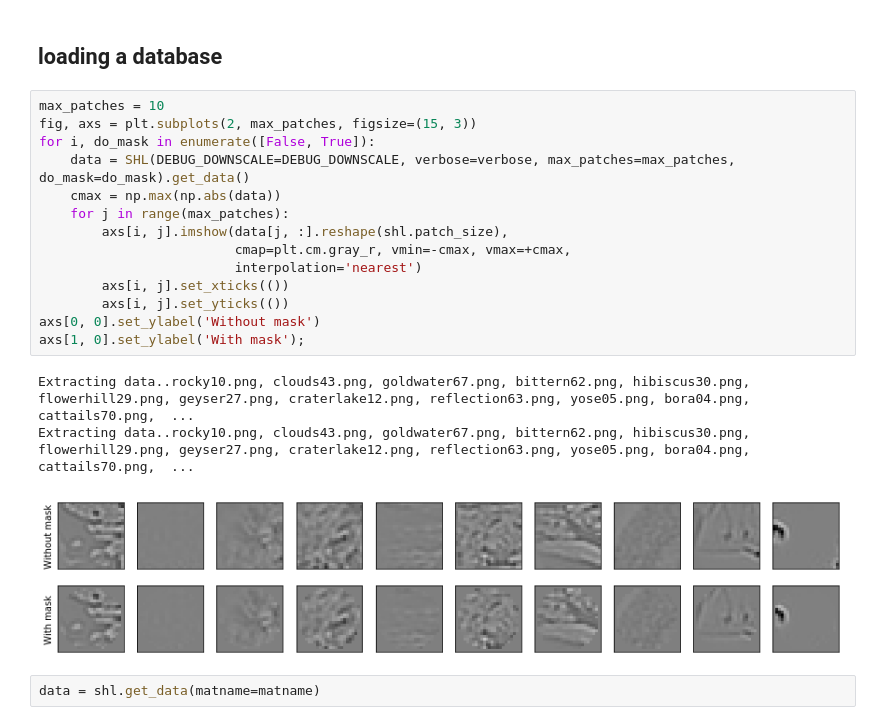
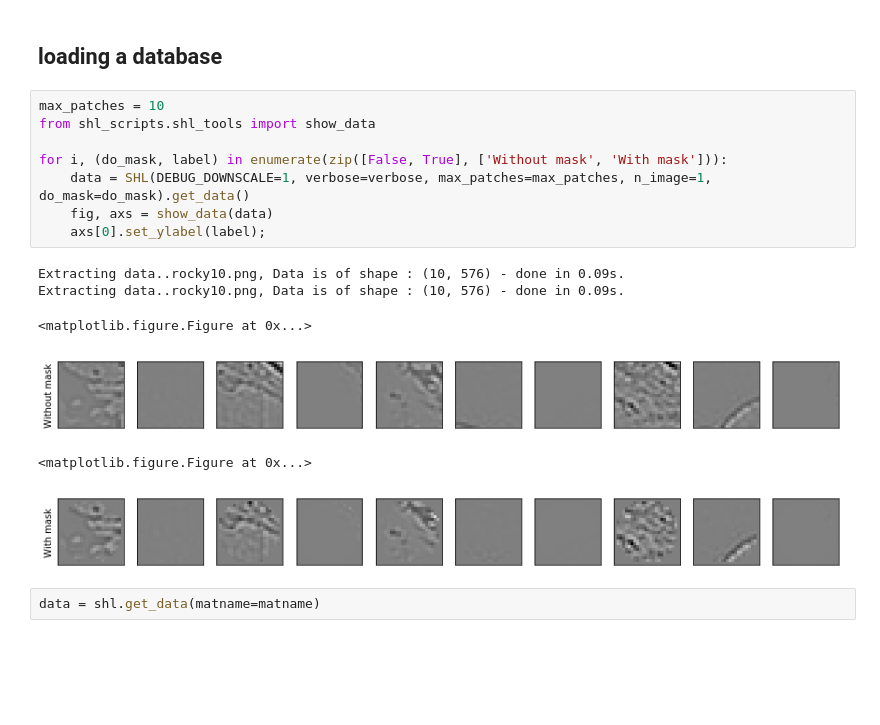
Before and after one commit to bicv/SparseHebbianLearning, a Jupyter notebook: probe/using the tools.ipynb, the cells around one changed output. Drawn from its saved outputs; the diff is of its cells as text; blank space fills up the shorter version.

Commit message:
function to show data

```diff
--- a/probe/using the tools.ipynb
+++ b/probe/using the tools.ipynb
@@ -40,24 +40,21 @@ class SHL(builtins.object)
 # %% [markdown]
 
 ## loading a database
-# %%
-max_patches = 10
-fig, axs = plt.subplots(2, max_patches, figsize=(15, 3))
-for i, do_mask in enumerate([False, True]):
-    data = SHL(DEBUG_DOWNSCALE=DEBUG_DOWNSCALE, verbose=verbose, max_patches=max_patches, do_mask=do_mask).get_data()
-    cmax = np.max(np.abs(data))
-    for j in range(max_patches):
-        axs[i, j].imshow(data[j, :].reshape(shl.patch_size),
-                         cmap=plt.cm.gray_r, vmin=-cmax, vmax=+cmax,
-                         interpolation='nearest')
-        axs[i, j].set_xticks(())
-        axs[i, j].set_yticks(())
-axs[0, 0].set_ylabel('Without mask')
-axs[1, 0].set_ylabel('With mask');
-# %% [output]
-Extracting data..rocky10.png, clouds43.png, goldwater67.png, bittern62.png, hibiscus30.png, flowerhill29.png, geyser27.png, craterlake12.png, reflection63.png, yose05.png, bora04.png, cattails70.png,  ...
-Extracting data..rocky10.png, clouds43.png, goldwater67.png, bittern62.png, hibiscus30.png, flowerhill29.png, geyser27.png, craterlake12.png, reflection63.png, yose05.png, bora04.png, cattails70.png,  ...
-[figure, removed]
+# %%
+max_patches = 10
+from shl_scripts.shl_tools import show_data
+
+for i, (do_mask, label) in enumerate(zip([False, True], ['Without mask', 'With mask'])):
+    data = SHL(DEBUG_DOWNSCALE=1, verbose=verbose, max_patches=max_patches, n_image=1, do_mask=do_mask).get_data()
+    fig, axs = show_data(data)
+    axs[0].set_ylabel(label);
+# %% [output]
+Extracting data..rocky10.png, Data is of shape : (10, 576) - done in 0.09s.
+Extracting data..rocky10.png, Data is of shape : (10, 576) - done in 0.09s.
+<matplotlib.figure.Figure at 0x...>
+[figure, added]
+<matplotlib.figure.Figure at 0x...>
+[figure, added]
 # %%
 data = shl.get_data(matname=matname)
 # %% [output]
```
Also changed, not shown: 1 other file.
